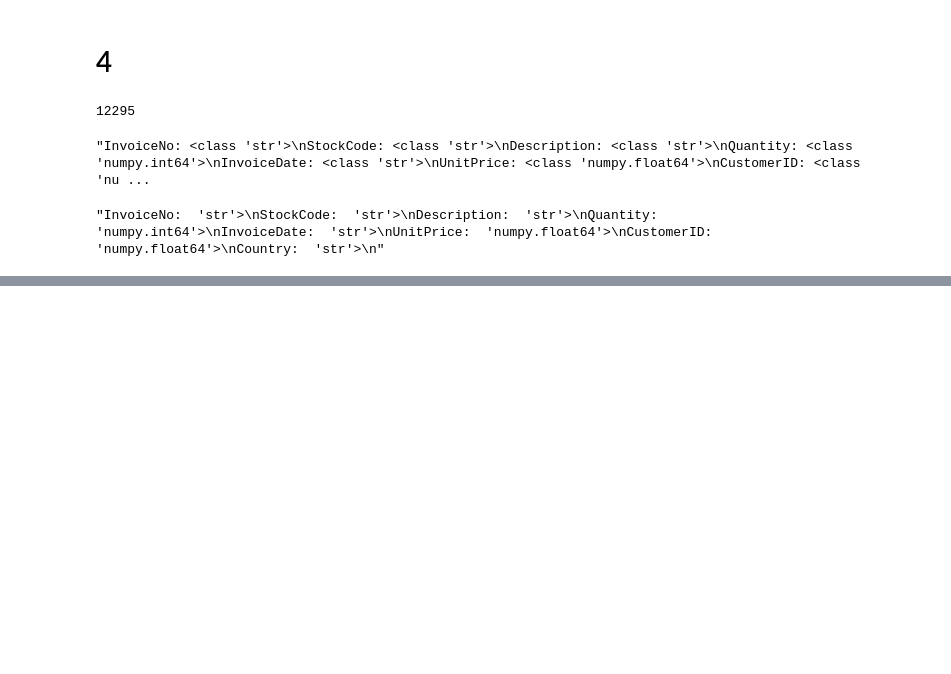
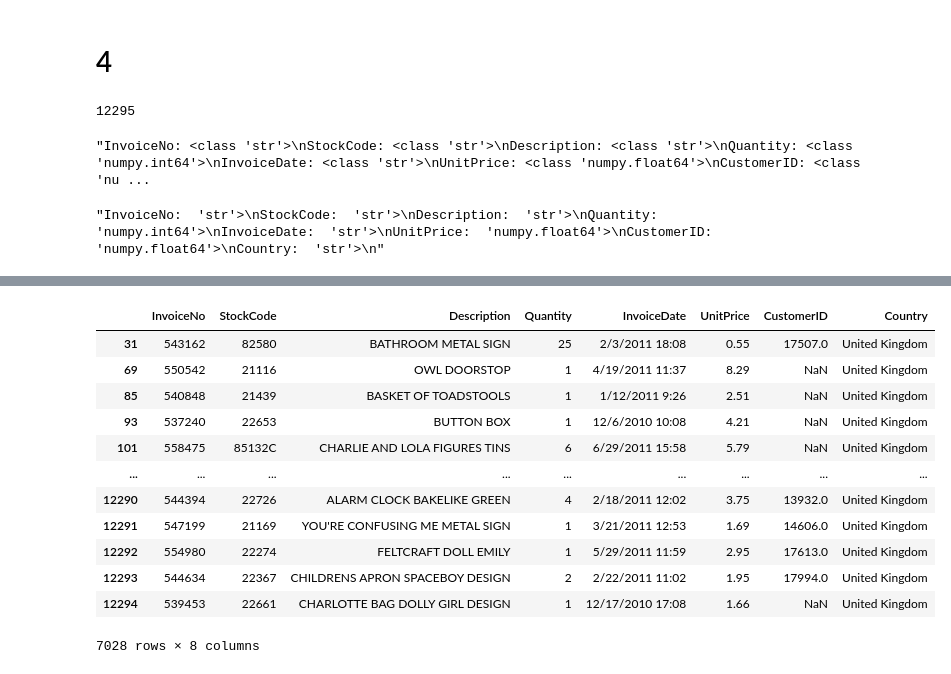
Before and after one commit to DevIA05/1C, a Jupyter notebook: ressource/brouillon/Untitled.ipynb, the cells around one changed output, grey strips where cells are left out. Cells and saved outputs as stored; diff of their text form; code cells hidden in the pictures; blank space fills up the shorter version.

```diff
--- a/ressource/brouillon/Untitled.ipynb
+++ b/ressource/brouillon/Untitled.ipynb
@@ -193,0 +241,21 @@ re.sub("[<>]class", '', ltype)
+# %%
+import pandas as pd
+dataframe = pd.read_csv('../data/rData.csv', encoding="unicode_escape")
+# %%
+dIN = dataframe.duplicated(subset = ['InvoiceNo'])
+# %%
+dataframe[dIN]
+# %% [output]
+|  | InvoiceNo | StockCode | Description | Quantity | InvoiceDate | UnitPrice | CustomerID | Country |
+| 31 | 543162 | 82580 | BATHROOM METAL SIGN | 25 | 2/3/2011 18:08 | 0.55 | 17507.0 | United Kingdom |
+| 69 | 550542 | 21116 | OWL DOORSTOP | 1 | 4/19/2011 11:37 | 8.29 | NaN | United Kingdom |
+| 85 | 540848 | 21439 | BASKET OF TOADSTOOLS | 1 | 1/12/2011 9:26 | 2.51 | NaN | United Kingdom |
+| 93 | 537240 | 22653 | BUTTON BOX | 1 | 12/6/2010 10:08 | 4.21 | NaN | United Kingdom |
+| 101 | 558475 | 85132C | CHARLIE AND LOLA FIGURES TINS | 6 | 6/29/2011 15:58 | 5.79 | NaN | United Kingdom |
+| ... | ... | ... | ... | ... | ... | ... | ... | ... |
+| 12290 | 544394 | 22726 | ALARM CLOCK BAKELIKE GREEN | 4 | 2/18/2011 12:02 | 3.75 | 13932.0 | United Kingdom |
+| 12291 | 547199 | 21169 | YOU'RE CONFUSING ME METAL SIGN | 1 | 3/21/2011 12:53 | 1.69 | 14606.0 | United Kingdom |
+| 12292 | 554980 | 22274 | FELTCRAFT DOLL EMILY | 1 | 5/29/2011 11:59 | 2.95 | 17613.0 | United Kingdom |
+| 12293 | 544634 | 22367 | CHILDRENS APRON SPACEBOY DESIGN | 2 | 2/22/2011 11:02 | 1.95 | 17994.0 | United Kingdom |
+| 12294 | 539453 | 22661 | CHARLOTTE BAG DOLLY GIRL DESIGN | 1 | 12/17/2010 17:08 | 1.66 | NaN | United Kingdom |
+7028 rows × 8 columns
```
Also changed, not shown: parts of 19 cells of this notebook, 3 other files.
